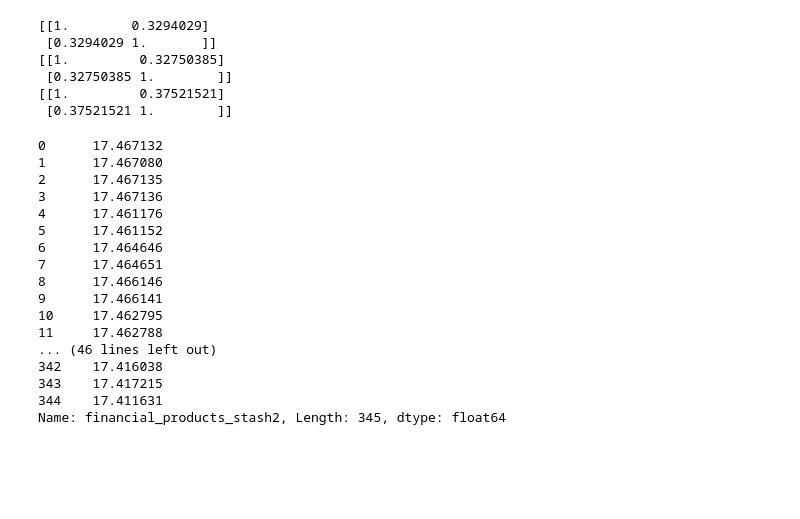
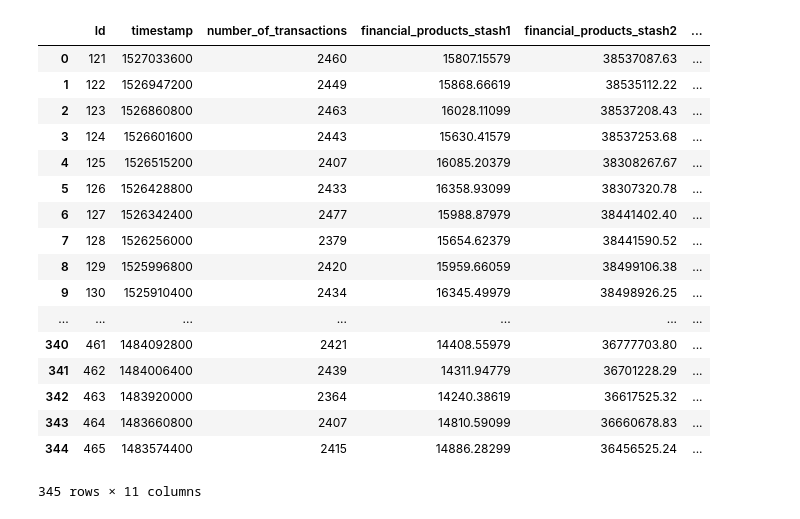
Before and after one commit to MinShiu/diablo_crypto_prediction, a Jupyter notebook: Notebook.ipynb, the cells around one changed output. Cells and saved outputs as stored; diff of their text form; code cells hidden in the pictures; blank space fills up the shorter version.

```diff
--- a/Notebook.ipynb
+++ b/Notebook.ipynb
@@ -145,32 +0,0 @@ a3.scatter(df_train.financial_products_stash2.apply(lambda x: np.log(x)).tolist(
-# %%
-from scipy.stats.stats import pearsonr
-print(np.corrcoef(df_train.financial_products_stash2.apply(lambda x: np.log(x)), exp))
-print(np.corrcoef(df_train.financial_products_stash2.tolist(),exp))
-print(np.corrcoef(df_train.financial_products_stash2.tolist(), np.log(exp)))
-# %% [output]
-[[1.        0.3294029]
- [0.3294029 1.       ]]
-[[1.         0.32750385]
- [0.32750385 1.        ]]
-[[1.         0.37521521]
- [0.37521521 1.        ]]
-# %%
-df_train.financial_products_stash2.apply(lambda x: np.log(x))
-# %% [output]
-0      17.467132
-1      17.467080
-2      17.467135
-3      17.467136
-4      17.461176
-5      17.461152
-6      17.464646
-7      17.464651
-8      17.466146
-9      17.466141
-10     17.462795
-11     17.462788
-... (46 lines left out)
-342    17.416038
-343    17.417215
-344    17.411631
-Name: financial_products_stash2, Length: 345, dtype: float64
@@ -176,0 +9,23 @@ Name: financial_products_stash2, Length: 345, dtype: float64
+# %%
+# import training data
+df_train = pd.read_csv('/home/minshiu/diablo_crypto_prediction/train.csv')
+df_train
+# %% [output]
+|  | Id | timestamp | number_of_transactions | financial_products_stash1 | financial_products_stash2 | ... |
+| 0 | 121 | 1527033600 | 2460 | 15807.15579 | 38537087.63 | ... |
+| 1 | 122 | 1526947200 | 2449 | 15868.66619 | 38535112.22 | ... |
+| 2 | 123 | 1526860800 | 2463 | 16028.11099 | 38537208.43 | ... |
+| 3 | 124 | 1526601600 | 2443 | 15630.41579 | 38537253.68 | ... |
+| 4 | 125 | 1526515200 | 2407 | 16085.20379 | 38308267.67 | ... |
+| 5 | 126 | 1526428800 | 2433 | 16358.93099 | 38307320.78 | ... |
+| 6 | 127 | 1526342400 | 2477 | 15988.87979 | 38441402.40 | ... |
+| 7 | 128 | 1526256000 | 2379 | 15654.62379 | 38441590.52 | ... |
+| 8 | 129 | 1525996800 | 2420 | 15959.66059 | 38499106.38 | ... |
+| 9 | 130 | 1525910400 | 2434 | 16345.49979 | 38498926.25 | ... |
+| ... | ... | ... | ... | ... | ... | ... |
+| 340 | 461 | 1484092800 | 2421 | 14408.55979 | 36777703.80 | ... |
+| 341 | 462 | 1484006400 | 2439 | 14311.94779 | 36701228.29 | ... |
+| 342 | 463 | 1483920000 | 2364 | 14240.38619 | 36617525.32 | ... |
+| 343 | 464 | 1483660800 | 2407 | 14810.59099 | 36660678.83 | ... |
+| 344 | 465 | 1483574400 | 2415 | 14886.28299 | 36456525.24 | ... |
+345 rows × 11 columns
```
Also changed, not shown: parts of 33 cells of this notebook, 1 other file.
